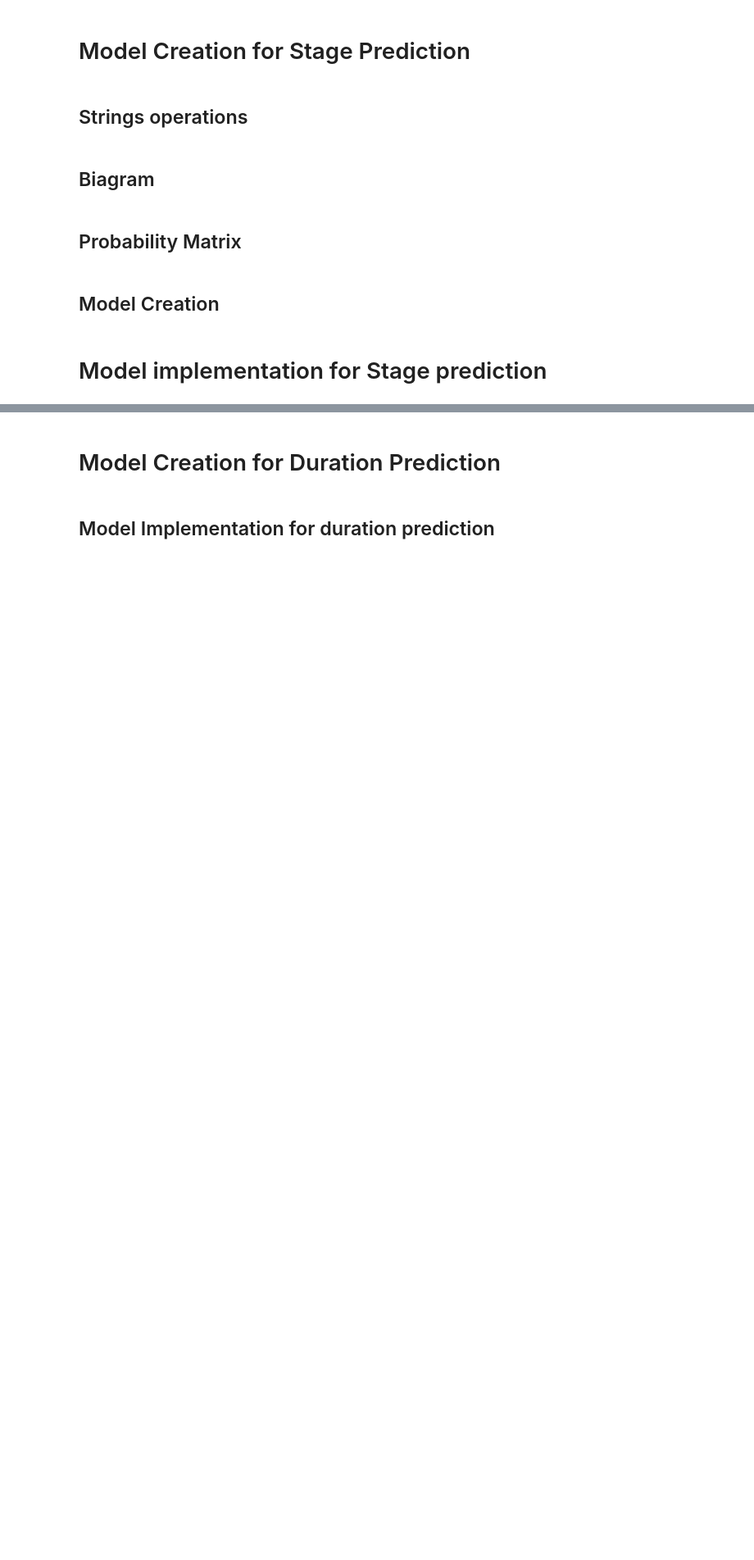
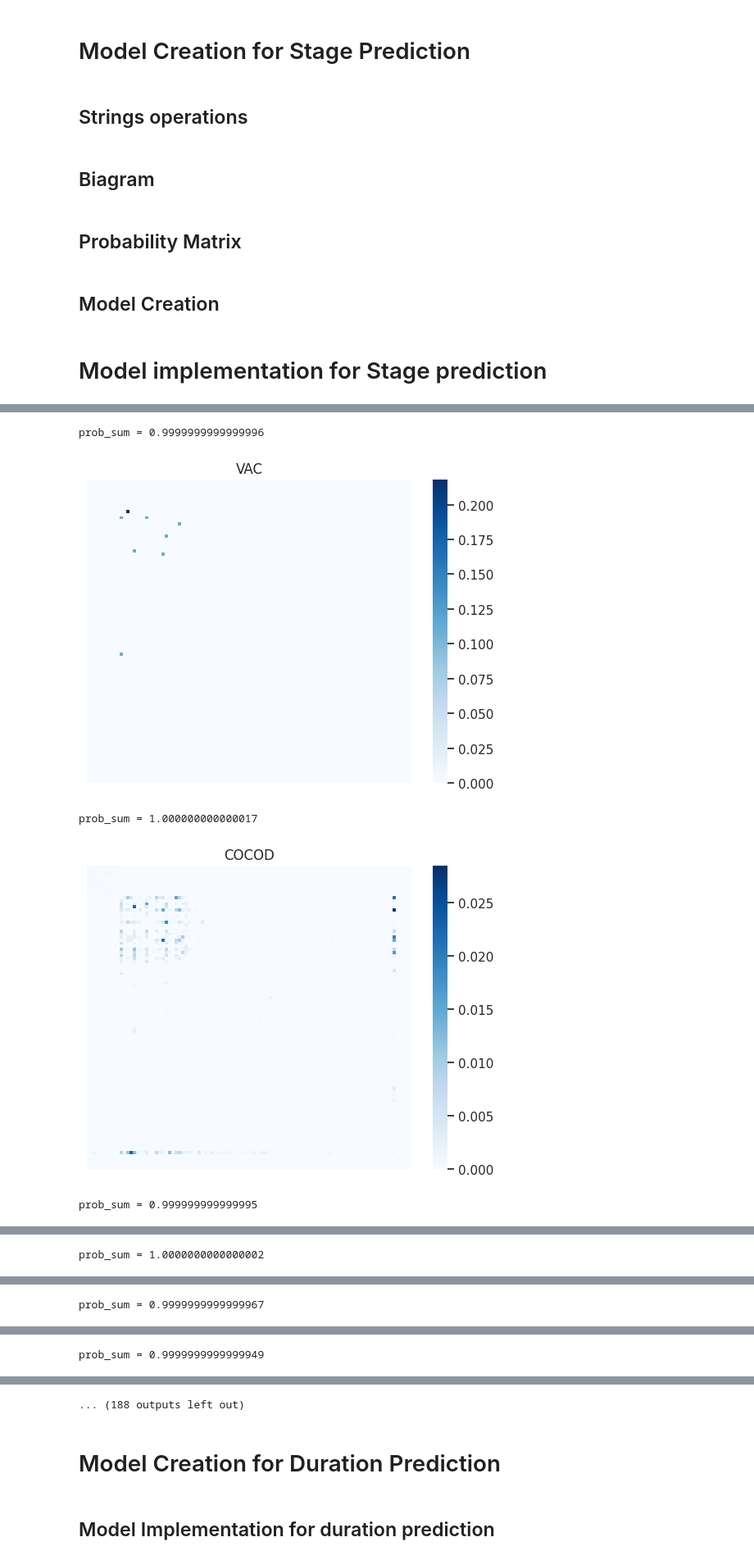
Before and after one commit to jrsalgadoASW/hw4_ares, a Jupyter notebook: model_creation.ipynb, the cells around one changed output, grey strips where cells are left out. Shown at 82% size. Drawn from its saved outputs; the diff is of its cells as text; code cells hidden in the pictures; blank space fills up the shorter version.

```diff
--- a/model_creation.ipynb
+++ b/model_creation.ipynb
@@ -40,10 +46,25 @@ def get_all_characters() -> list:
     all_characters = printable_characters
     return all_characters
 
+
 print(get_all_characters())
 
+
+def get_column_labels():
+    return {
+        "CODIGO_ETAPA": "CODIGO_ETAPA",
+        "DESCRIPCION": "DESCRIPCION",
+        "DURACION_HORAS": "DURACION_HORAS",
+    }
+def get_all_stages(df: pd.DataFrame):
+    res = df[get_column_labels()["CODIGO_ETAPA"]].unique()
+    return res
+get_all_stages(data)
+
+
 def get_relevant_columns_names() -> list:
-    relevant_columns_names = ["stage", "description", "duration"]
+    column_labels = get_column_labels()
+    relevant_columns_names = [column_labels["CODIGO_ETAPA"], column_labels["DESCRIPCION"], column_labels["DURACION_HORAS"]]
     return relevant_columns_names
 
 
@@ -52,6 +73,7 @@ def get_clean_text(text: str) -> str:
     @return string with only relevant characters to the model
     """
     all_characters = get_all_characters()
+    text = unidecode(text)
     character_list = list(text)
 
     for char in character_list:
@@ -215,0 +269,14 @@ prob_sum = 1.0
+# %%
+
+all_stages = get_all_stages(data)
+for stage in all_stages:
+    stage_descriptions = get_stage_descriptions(data,stage)
+    STAGE_dist = get_filled_biagram(stage_descriptions)
+    STAGE_dist = get_joint_probabilities(STAGE_dist)
+    graph_matrix_heatmap(STAGE_dist, title=stage)
+# %% [output]
+prob_sum = 0.9999999999999996
+[figure, added]
+prob_sum = 1.000000000000017
+[figure, added]
+prob_sum = 0.999999999999995
@@ -215,0 +284 @@ prob_sum = 1.0
+prob_sum = 1.0000000000000002
@@ -215,0 +286 @@ prob_sum = 1.0
+prob_sum = 0.9999999999999967
@@ -215,0 +288 @@ prob_sum = 1.0
+prob_sum = 0.9999999999999949
@@ -216,3 +290,4 @@ prob_sum = 1.0
+... (188 outputs left out)
 # %% [markdown]
 # Model Creation for Duration Prediction
 # %% [markdown]
```
Also changed, not shown: parts of 12 cells of this notebook.
